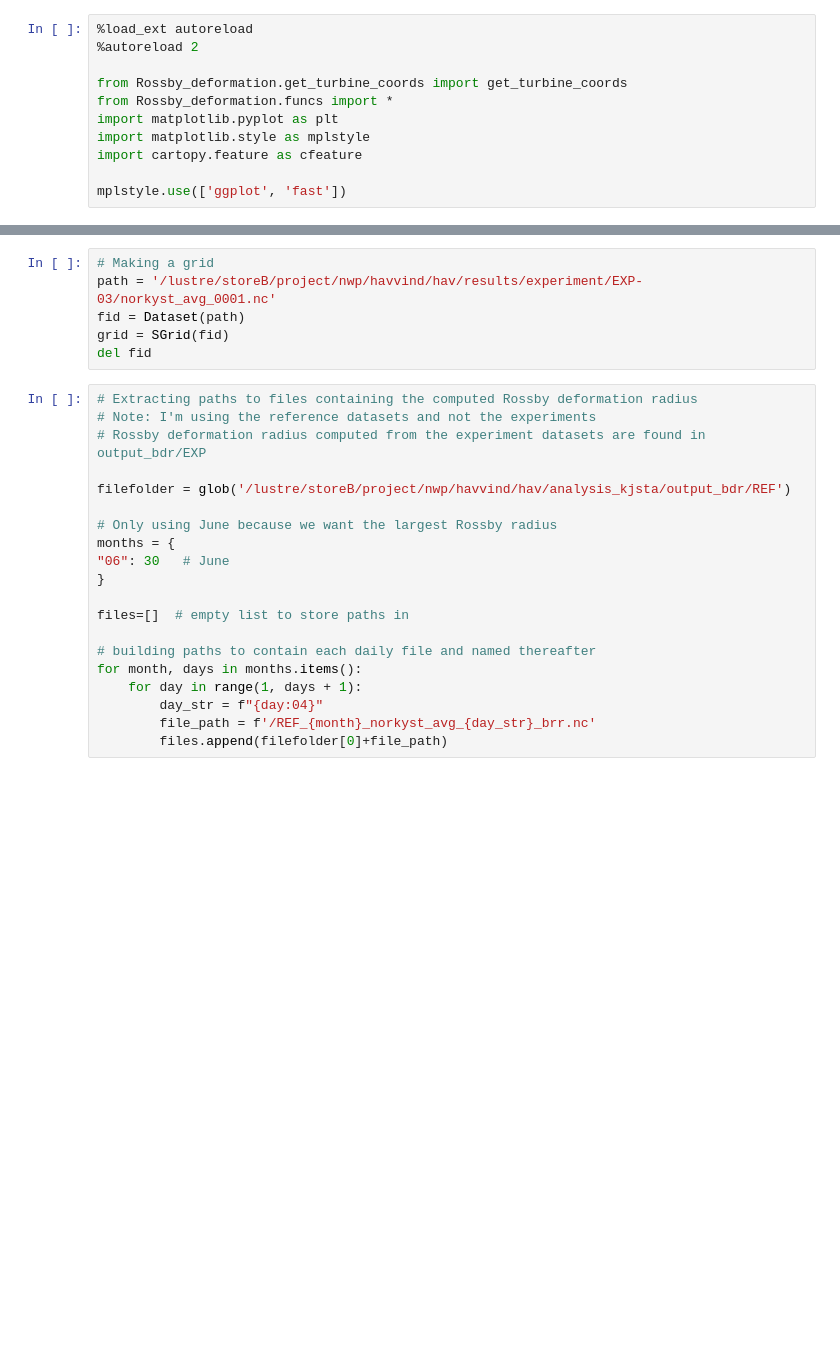
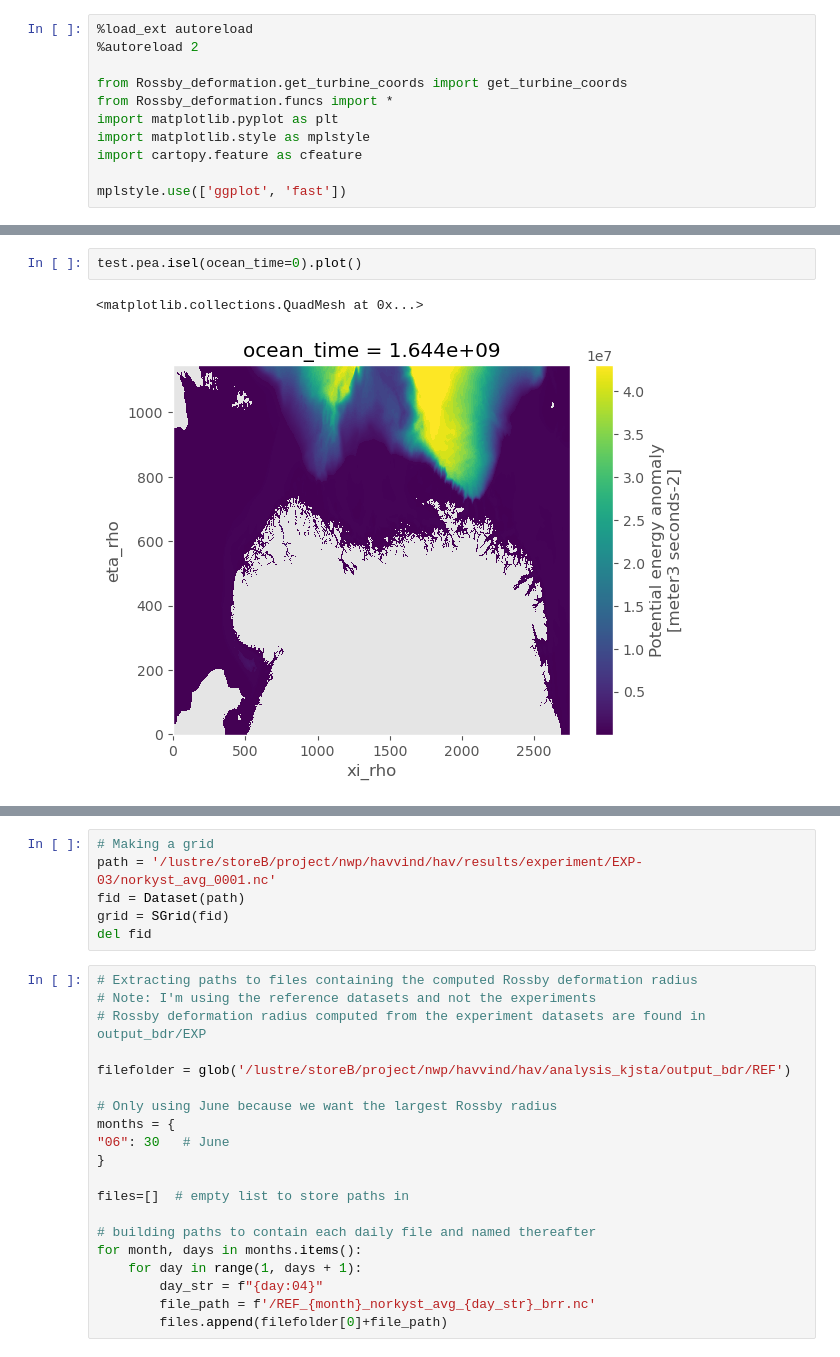
Before and after one commit to kjes4pres/MET_sommer25, a Jupyter notebook: Potential_density_anom/pea.ipynb, the cells around one changed output, grey strips where cells are left out. Drawn from its saved outputs; the diff is of its cells as text; blank space fills up the shorter version.

```diff
--- a/Potential_density_anom/pea.ipynb
+++ b/Potential_density_anom/pea.ipynb
@@ -11,0 +36,5 @@ mplstyle.use(['ggplot', 'fast'])
+# %%
+test.pea.isel(ocean_time=0).plot()
+# %% [output]
+<matplotlib.collections.QuadMesh at 0x...>
+[figure, added]
```
Also changed, not shown: parts of 23 cells of this notebook, 1 other file.
